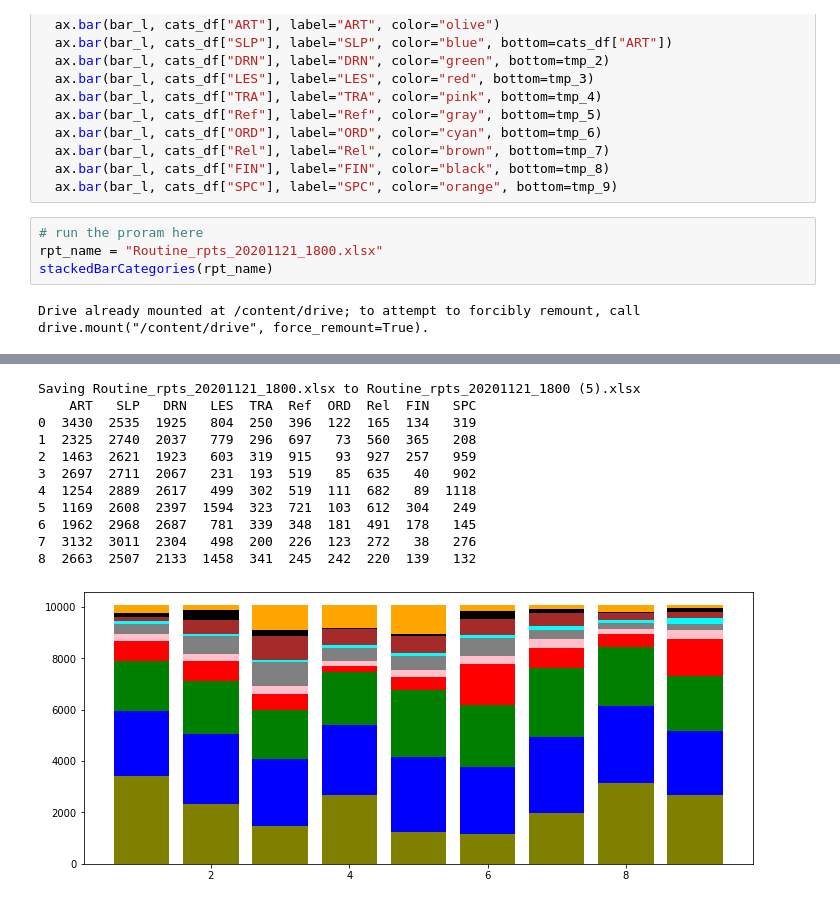
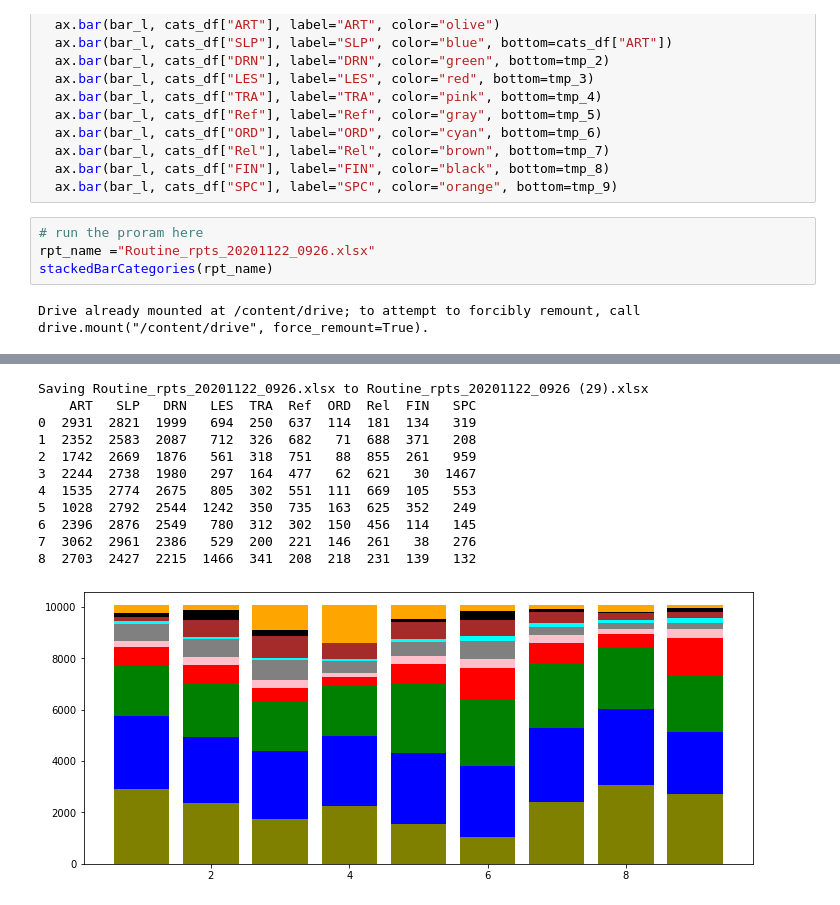
Before and after one commit to son50git/Routine-with-Python, a Jupyter notebook: StackedBar_v3.ipynb, the cells around one changed output, grey strips where cells are left out. Cells and saved outputs as stored; diff of their text form.

```diff
--- a/StackedBar_v3.ipynb
+++ b/StackedBar_v3.ipynb
@@ -98,20 +98,20 @@ def stackedBarCategories (rpt_name):
   ax.bar(bar_l, cats_df["SPC"], label="SPC", color="orange", bottom=tmp_9)
 # %%
 # run the proram here
-rpt_name = "Routine_rpts_20201121_1800.xlsx"
+rpt_name ="Routine_rpts_20201122_0926.xlsx"
 stackedBarCategories(rpt_name)
 # %% [output]
 Drive already mounted at /content/drive; to attempt to forcibly remount, call drive.mount("/content/drive", force_remount=True).
 [interactive output not drawn]
-Saving Routine_rpts_20201121_1800.xlsx to Routine_rpts_20201121_1800 (5).xlsx
+Saving Routine_rpts_20201122_0926.xlsx to Routine_rpts_20201122_0926 (29).xlsx
     ART   SLP   DRN   LES  TRA  Ref  ORD  Rel  FIN   SPC
-0  3430  2535  1925   804  250  396  122  165  134   319
-1  2325  2740  2037   779  296  697   73  560  365   208
-2  1463  2621  1923   603  319  915   93  927  257   959
-3  2697  2711  2067   231  193  519   85  635   40   902
-4  1254  2889  2617   499  302  519  111  682   89  1118
-5  1169  2608  2397  1594  323  721  103  612  304   249
-6  1962  2968  2687   781  339  348  181  491  178   145
-7  3132  3011  2304   498  200  226  123  272   38   276
-8  2663  2507  2133  1458  341  245  242  220  139   132
+0  2931  2821  1999   694  250  637  114  181  134   319
+1  2352  2583  2087   712  326  682   71  688  371   208
+2  1742  2669  1876   561  318  751   88  855  261   959
+3  2244  2738  1980   297  164  477   62  621   30  1467
+4  1535  2774  2675   805  302  551  111  669  105   553
+5  1028  2792  2544  1242  350  735  163  625  352   249
+6  2396  2876  2549   780  312  302  150  456  114   145
+7  3062  2961  2386   529  200  221  146  261   38   276
+8  2703  2427  2215  1466  341  208  218  231  139   132
-[figure, old version]
+[figure, new version]
```
Also changed, not shown: parts of 1 cell of this notebook.
